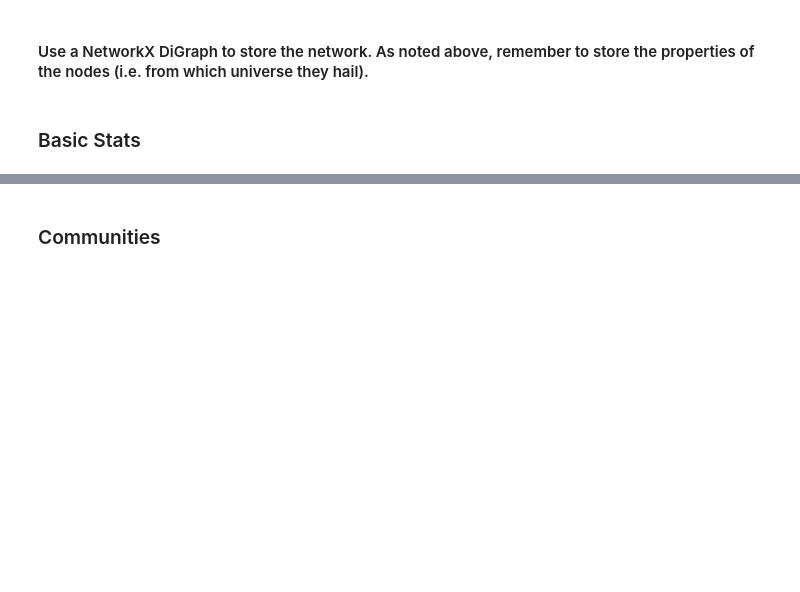
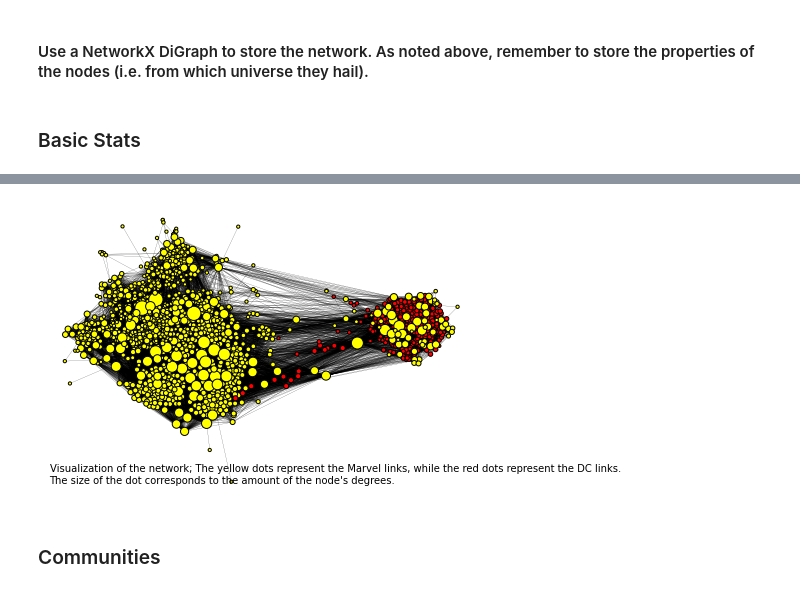
Before and after one commit to matijasipek/ass2, a Jupyter notebook: ass2/Week 4/assignment2.ipynb, the cells around one changed output, grey strips where cells are left out. Saved outputs shown, nothing was run; the diff lists cells and outputs as text; code cells hidden in the pictures; blank space fills up the shorter version.

```diff
--- a/ass2/Week 4/assignment2.ipynb
+++ b/ass2/Week 4/assignment2.ipynb
@@ -399,10 +457 @@ Plotting the network...
-# %%
-node_colors = []
-
-for node in list(GCC_undirected.nodes()):
-    if GCC_undirected[node]['universe'] == 'dc':
-        node_color = "#FF0000"
-    else:
-        node_color = "FFFF00"
-    node_colors.append(node_color)
 # %%
@@ -433,13 +489,33 @@ positions = forceatlas2.forceatlas2_networkx_layout(GCC_undirected, pos=None, it
 # %%
+import collections
+
+node_colors = []
+
+for node in list(GCC_undirected.nodes()):
+    if node in DC_name_nodeLinks:
+        node_color = "#FF0000"
+    else:
+        node_color = "#FFFF00"
+    node_colors.append(node_color)
+
 degree_sequence = [d for n, d in GCC_undirected.degree()]
 degree_count = collections.Counter(degree_sequence)
 
 offset = 10
 scale = 200
-range = float(max(degree_sequence) - min(degree_sequence))
-node_sizes = [offset + scale * degree / range for degree in degree_sequence]
+degree_range = float(max(degree_sequence) - min(degree_sequence))
+node_sizes = [offset + scale * degree / degree_range for degree in degree_sequence]
 
-nx.draw(GCC_undirected, pos=positions, node_size=node_sizes, width=0.15, node_color=node_colors, edgecolors="#000000", linewidths=1)
+fig = plt.figure()
+nx.draw(GCC_undirected, pos=positions, node_size=node_sizes, node_color=node_colors, width=0.15, edgecolors="#000000", linewidths=1)
+caption = """
+Visualization of the network; The yellow dots represent the Marvel links, while the red dots represent the DC links.
+The size of the dot corresponds to the amount of the node's degrees.
+"""
+fig.text(0.01, 0.0001, caption)
+plt.show()
+# %% [output]
+[figure, added]
 # %% [markdown]
 ### Communities
 # %% [markdown]
```
Also changed, not shown: parts of 17 cells of this notebook.
